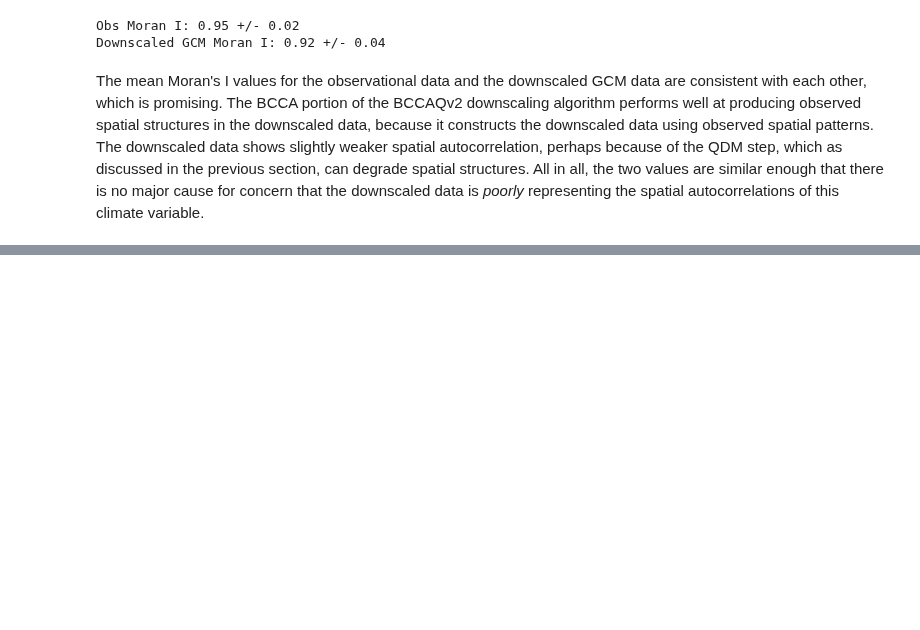
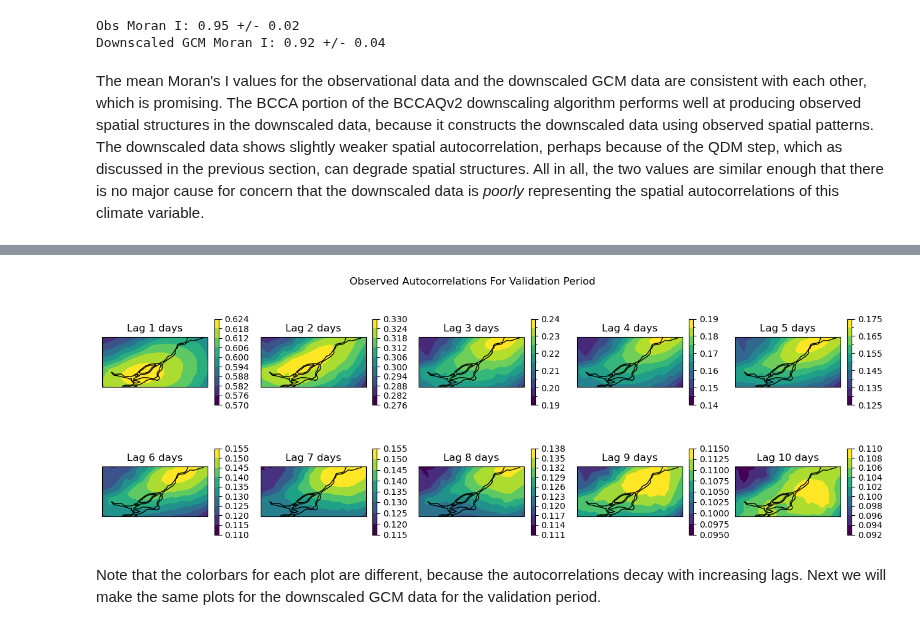
Before and after one commit to mikemorris12/UTCDW_Guidebook, a Jupyter notebook: Chapter4/section4.3_downscaling_validation.ipynb, the cells around one changed output, grey strips where cells are left out. Saved outputs shown, nothing was run; the diff lists cells and outputs as text; code cells hidden in the pictures; blank space fills up the shorter version.

```diff
--- a/Chapter4/section4.3_downscaling_validation.ipynb
+++ b/Chapter4/section4.3_downscaling_validation.ipynb
@@ -228,0 +271,18 @@ Here, $k$ is the lag in terms of the number of timesteps, but in climatology we
+# %%
+fig, axes_array = plt.subplots(nrows = 2, ncols = 5, subplot_kw = spkws, figsize = (16, 5))
+fig.suptitle("Observed Autocorrelations For Validation Period")
+axes = axes_array.ravel()
+for i in range(len(axes)):
+    p = autocor_obs_test.sel(lag = i + 1).plot.contourf(ax = axes[i],
+                                                        levels = 10,
+                                                        cbar_kwargs = {'label': None, 'shrink': 0.8})
+
+    axes[i].coastlines()
+    axes[i].add_feature(cfeature.LAKES, edgecolor = 'k', facecolor = 'none', zorder = 2)
+    axes[i].set_title(f"Lag {i+1} days")
+
+plt.show()
+# %% [output]
+[figure, added]
+# %% [markdown]
+Note that the colorbars for each plot are different, because the autocorrelations decay with increasing lags. Next we will make the same plots for the downscaled GCM data for the validation period.
```
Also changed, not shown: parts of 14 cells of this notebook.
